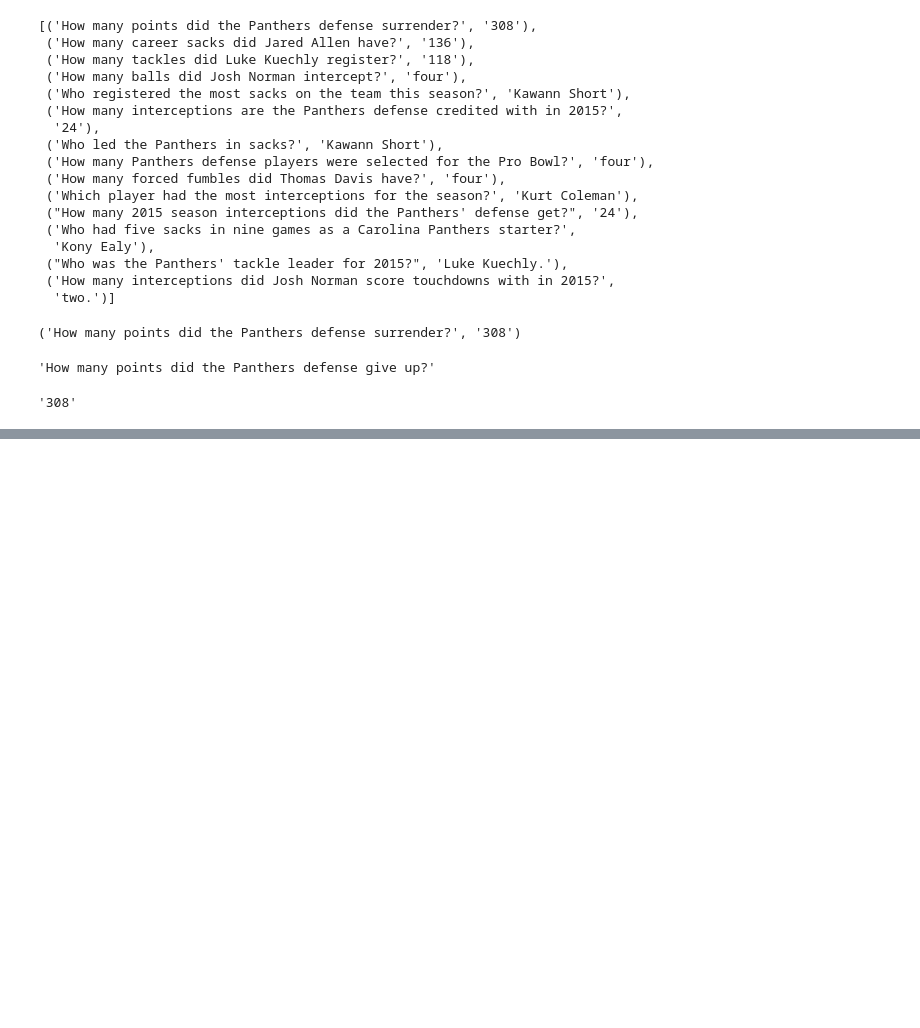
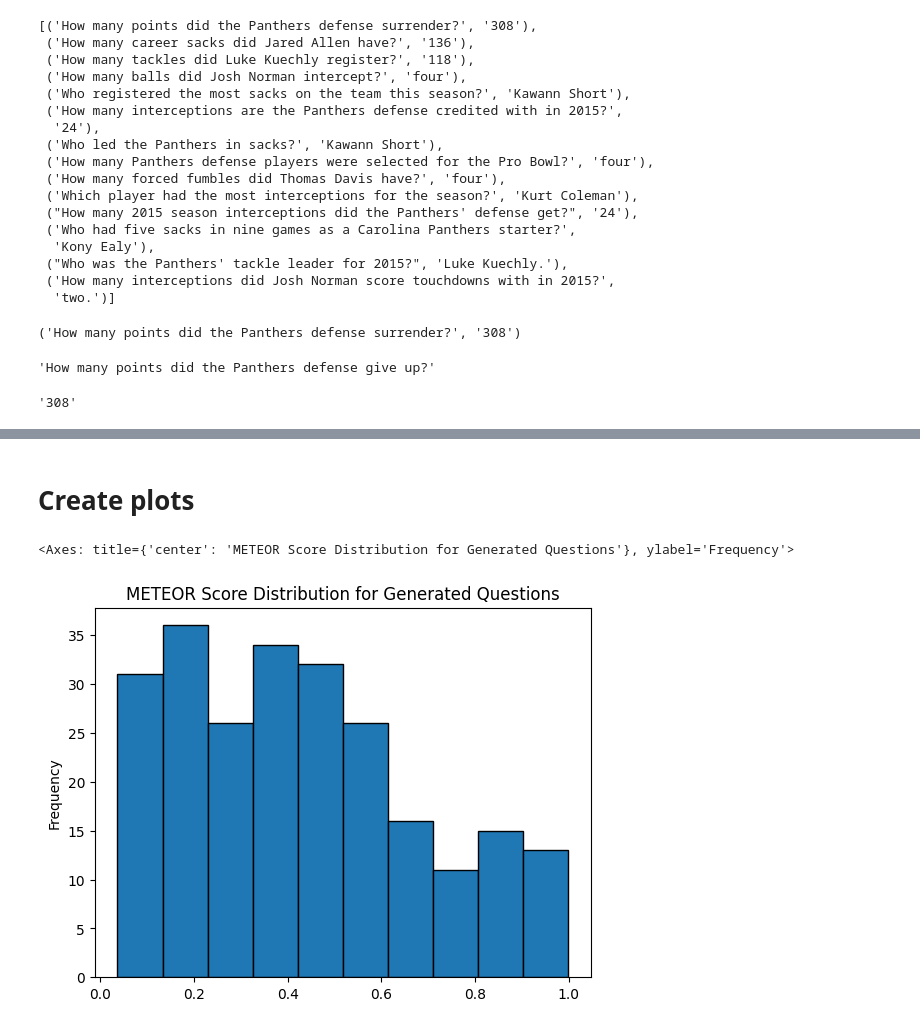
Before and after one commit to BrennanTibbetts/Q-A-5525, a Jupyter notebook: question_generation/question_generator_en.ipynb, the cells around one changed output, grey strips where cells are left out. Saved outputs shown, nothing was run; the diff lists cells and outputs as text; code cells hidden in the pictures; blank space fills up the shorter version.

```diff
--- a/question_generation/question_generator_en.ipynb
+++ b/question_generation/question_generator_en.ipynb
@@ -262,0 +285,7 @@ best_score['generated_q_answer']
+# %% [markdown]
+# Create plots
+# %%
+score_df["q_METEOR_score"].plot.hist(edgecolor='black', title="METEOR Score Distribution for Generated Questions")
+# %% [output]
+<Axes: title={'center': 'METEOR Score Distribution for Generated Questions'}, ylabel='Frequency'>
+[figure, added]
```
Also changed, not shown: parts of 18 cells of this notebook, 5 other files.
